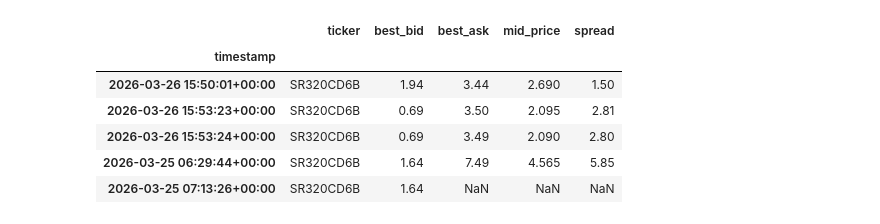
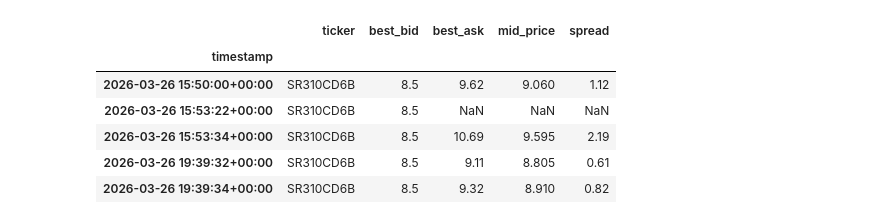
Before and after one commit to SigmaFlowX/Options-Market-Making, a Jupyter notebook: notebooks/live_data_analysys.ipynb, the cells around one changed output. Cells and saved outputs as stored; diff of their text form; code cells hidden in the pictures.

```diff
--- a/notebooks/live_data_analysys.ipynb
+++ b/notebooks/live_data_analysys.ipynb
@@ -22,37 +24,37 @@ print(tickers)
 # %%
 import pandas as pd
 
-ticker = "SR320CD6B"
+ticker = "SR310CD6B"
 columns = ["id", "ticker", "timestamp", "bids", "asks"]
 
 query = f"""
 SELECT {', '.join(columns)}
 FROM orderbooks
 WHERE ticker = '{ticker}'
 """
 
 option_df = pd.read_sql_query(query, conn)
 
 option_df['timestamp'] = pd.to_datetime(option_df['timestamp'])
 option_df.set_index('timestamp', inplace=True)
 
 option_df['best_bid'] = option_df['bids'].apply(lambda bids: bids[0]['price'] if bids else None)
 option_df['best_ask'] = option_df['asks'].apply(lambda asks: asks[0]['price'] if asks else None)
 option_df['mid_price'] = option_df['best_bid'] + (option_df['best_ask'] - option_df['best_bid'])/2
 option_df['spread'] = option_df['best_ask'] - option_df['best_bid']
 
 option_df.drop(columns=['bids', 'asks', 'id'], inplace=True)
 option_df = option_df[~option_df.index.duplicated(keep='first')]
 option_df.drop_duplicates(inplace=True)
 option_df.head()
 # %% [output]
 |  | ticker | best_bid | best_ask | mid_price | spread |
 | timestamp |  |  |  |  |  |
-| 2026-03-26 15:50:01+00:00 | SR320CD6B | 1.94 | 3.44 | 2.690 | 1.50 |
-| 2026-03-26 15:53:23+00:00 | SR320CD6B | 0.69 | 3.50 | 2.095 | 2.81 |
-| 2026-03-26 15:53:24+00:00 | SR320CD6B | 0.69 | 3.49 | 2.090 | 2.80 |
-| 2026-03-25 06:29:44+00:00 | SR320CD6B | 1.64 | 7.49 | 4.565 | 5.85 |
-| 2026-03-25 07:13:26+00:00 | SR320CD6B | 1.64 | NaN | NaN | NaN |
+| 2026-03-26 15:50:00+00:00 | SR310CD6B | 8.5 | 9.62 | 9.060 | 1.12 |
+| 2026-03-26 15:53:22+00:00 | SR310CD6B | 8.5 | NaN | NaN | NaN |
+| 2026-03-26 15:53:34+00:00 | SR310CD6B | 8.5 | 10.69 | 9.595 | 2.19 |
+| 2026-03-26 19:39:32+00:00 | SR310CD6B | 8.5 | 9.11 | 8.805 | 0.61 |
+| 2026-03-26 19:39:34+00:00 | SR310CD6B | 8.5 | 9.32 | 8.910 | 0.82 |
 # %%
 import matplotlib.pyplot as plt
 
```
Also changed, not shown: parts of 5 cells of this notebook.
